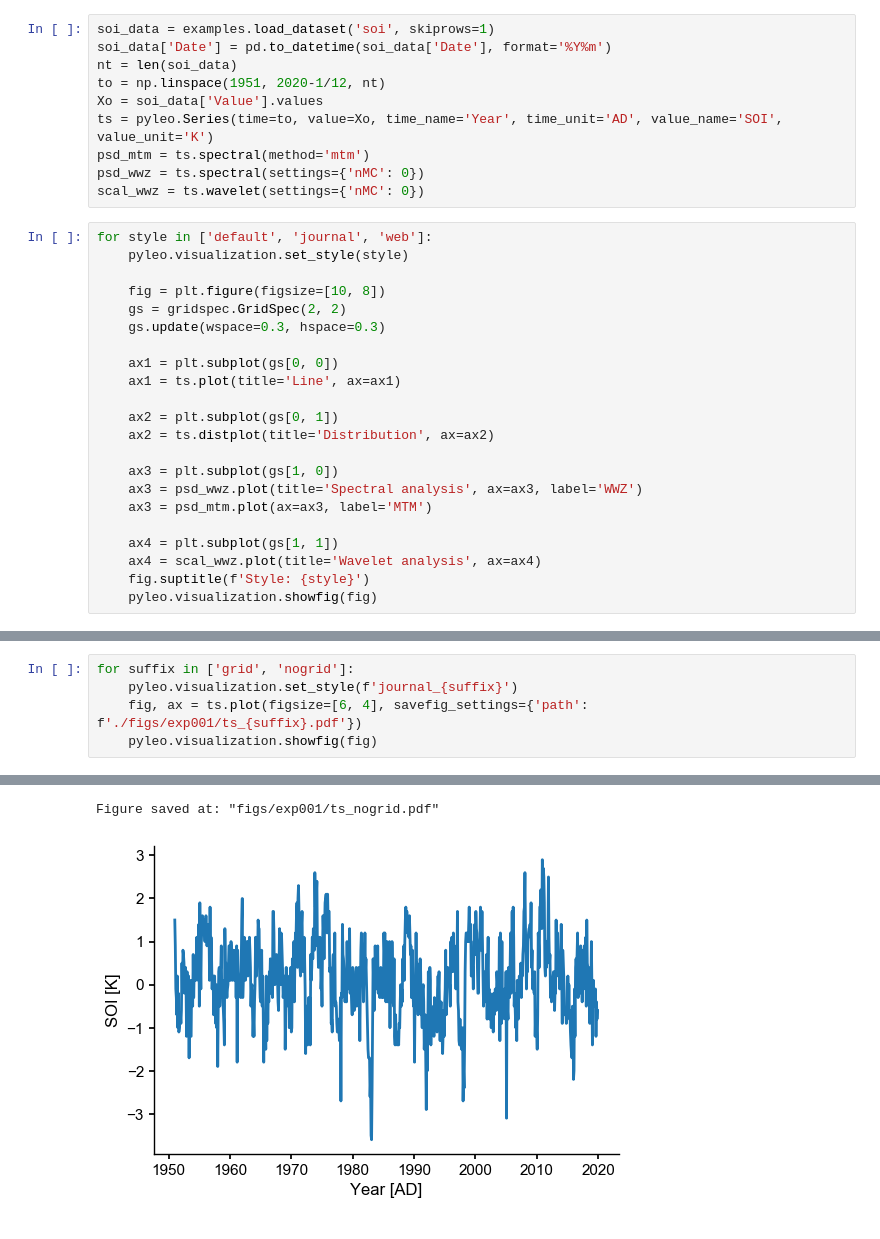
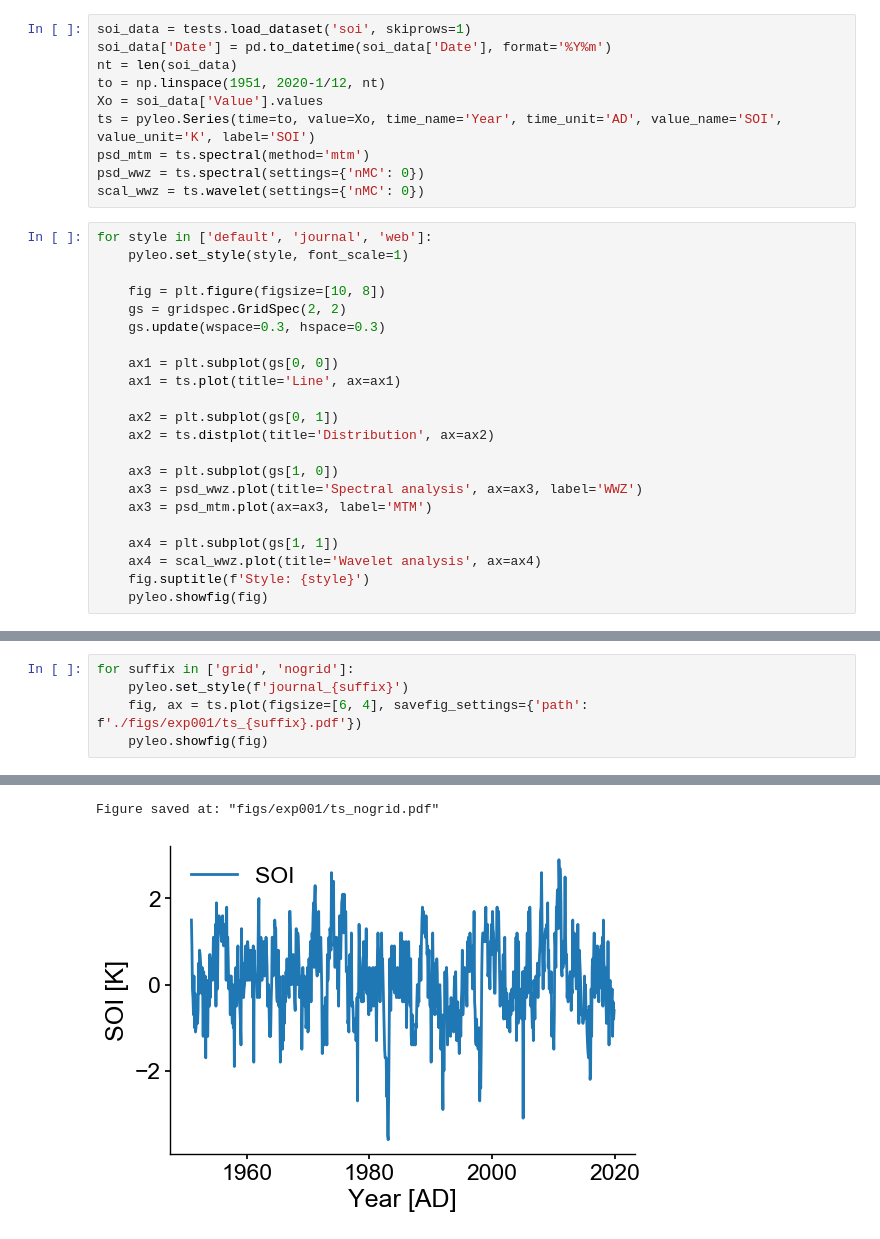
Before and after one commit to LinkedEarth/Pyleoclim_util, a Jupyter notebook: example_notebooks/plot_styles.ipynb, the cells around one changed output, grey strips where cells are left out. Saved outputs shown, nothing was run; the diff lists cells and outputs as text.

```diff
--- a/example_notebooks/plot_styles.ipynb
+++ b/example_notebooks/plot_styles.ipynb
@@ -14,16 +17,16 @@ from matplotlib.ticker import ScalarFormatter, FormatStrFormatter
 # %%
-soi_data = examples.load_dataset('soi', skiprows=1)
+soi_data = tests.load_dataset('soi', skiprows=1)
 soi_data['Date'] = pd.to_datetime(soi_data['Date'], format='%Y%m')
 nt = len(soi_data)
 to = np.linspace(1951, 2020-1/12, nt)
 Xo = soi_data['Value'].values
-ts = pyleo.Series(time=to, value=Xo, time_name='Year', time_unit='AD', value_name='SOI', value_unit='K')
+ts = pyleo.Series(time=to, value=Xo, time_name='Year', time_unit='AD', value_name='SOI', value_unit='K', label='SOI')
 psd_mtm = ts.spectral(method='mtm')
 psd_wwz = ts.spectral(settings={'nMC': 0})
 scal_wwz = ts.wavelet(settings={'nMC': 0})
 # %%
 for style in ['default', 'journal', 'web']:
-    pyleo.visualization.set_style(style)
+    pyleo.set_style(style, font_scale=1)
 
     fig = plt.figure(figsize=[10, 8])
     gs = gridspec.GridSpec(2, 2)
@@ -42,5 +45,5 @@ for style in ['default', 'journal', 'web']:
     ax4 = plt.subplot(gs[1, 1])
     ax4 = scal_wwz.plot(title='Wavelet analysis', ax=ax4)
     fig.suptitle(f'Style: {style}')
-    pyleo.visualization.showfig(fig)
+    pyleo.showfig(fig)
 # %% [output]
@@ -50,6 +53,6 @@ for style in ['default', 'journal', 'web']:
 # %%
 for suffix in ['grid', 'nogrid']:
-    pyleo.visualization.set_style(f'journal_{suffix}')
+    pyleo.set_style(f'journal_{suffix}')
     fig, ax = ts.plot(figsize=[6, 4], savefig_settings={'path': f'./figs/exp001/ts_{suffix}.pdf'})
-    pyleo.visualization.showfig(fig)
+    pyleo.showfig(fig)
 # %% [output]
@@ -58,4 +62,4 @@ Figure saved at: "figs/exp001/ts_grid.pdf"
 Figure saved at: "figs/exp001/ts_nogrid.pdf"
-[figure, old version]
+[figure, new version]
 # %%
 for suffix in ['spines', 'nospines']:
```
Also changed, not shown: parts of 4 cells of this notebook, 8 other files.
